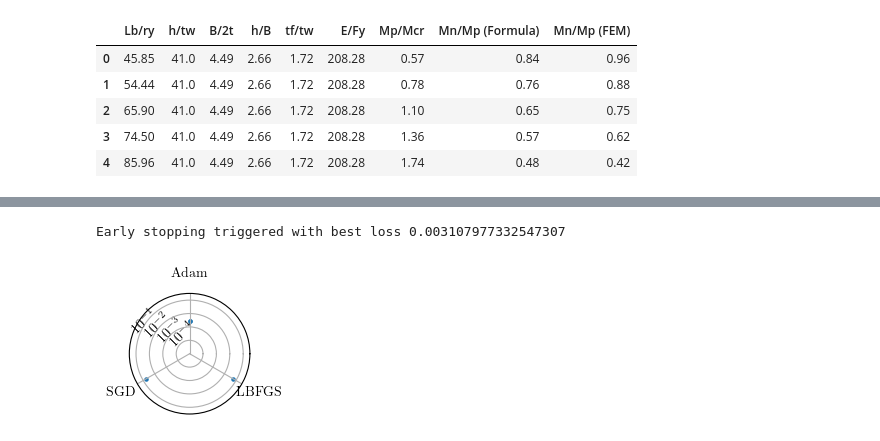
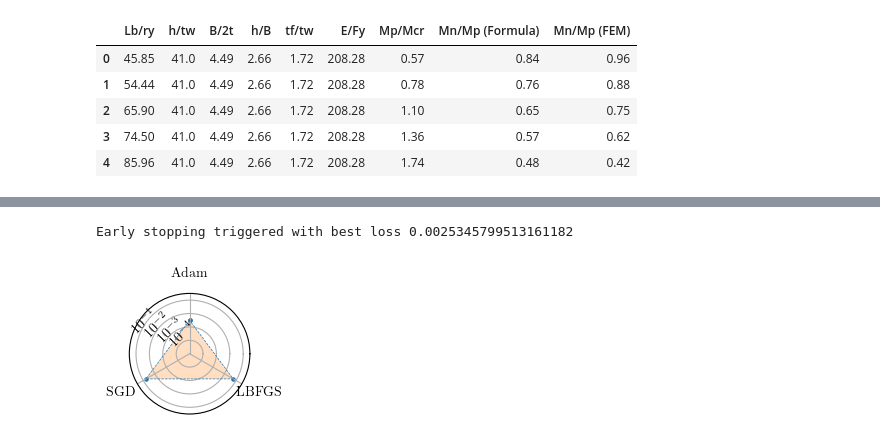
Before and after one commit to shantanu404/ibeam, a Jupyter notebook: just-mlp.ipynb, the cells around one changed output, grey strips where cells are left out. Saved outputs shown, nothing was run; the diff lists cells and outputs as text; code cells hidden in the pictures.

```diff
--- a/just-mlp.ipynb
+++ b/just-mlp.ipynb
@@ -287,37 +291,37 @@ for slv_name, slv in solvers.items():
     mselist.append(mse_test)
     r2list.append(r2_test)
 
 mselist = np.log10(mselist)
 num_vars = len(solvers)
 
 # Compute angle for each axis, rotated so first (LBFGS) is on top
 angles = np.linspace(0, 2 * np.pi, num_vars, endpoint=False).tolist()
 angles = [a + np.pi / 2 for a in angles]  # Rotate 90 degrees to start at top
 mselist = np.concatenate((mselist, [mselist[0]]))  # Close the loop
 angles += angles[:1]
 
 # Create radar chart
 fig, ax = plt.subplots(figsize=(2, 2), subplot_kw=dict(polar=True))
 ax.scatter(angles, mselist, s=5)
-# ax.plot(angles, mselist, '--')
-# ax.fill(angles, mselist, alpha=0.25)
+ax.plot(angles, mselist, '--', linewidth=0.5)
+ax.fill(angles, mselist, alpha=0.25)
 
 # Customize labels and ticks
 ax.set_xticks(angles[:-1])
 ax.set_xticklabels(["Adam", "SGD", "LBFGS"])
 ax.set_rlabel_position(180)
 ax.set_yticks([-4, -3, -2, -1])  # Log10 ticks
 ax.set_yticklabels(["$10^{-4}$", "$10^{-3}$", "$10^{-2}$", "$10^{-1}$"])
 ax.yaxis.set_tick_params(rotation=45)
 ax.set_rlabel_position(180 - 20)
 ax.set_ylim(-5, -0.5)
 
 plt.tight_layout()
 plt.savefig(f'MLP/mse-solver.png', dpi=640, bbox_inches='tight')
 plt.show()
 # %% [output]
-Early stopping triggered with best loss 0.003107977332547307
+Early stopping triggered with best loss 0.0025345799513161182
-[figure, old version]
+[figure, new version]
 # %%
 import os
 
```
Also changed, not shown: parts of 4 cells of this notebook, 39 other files.
